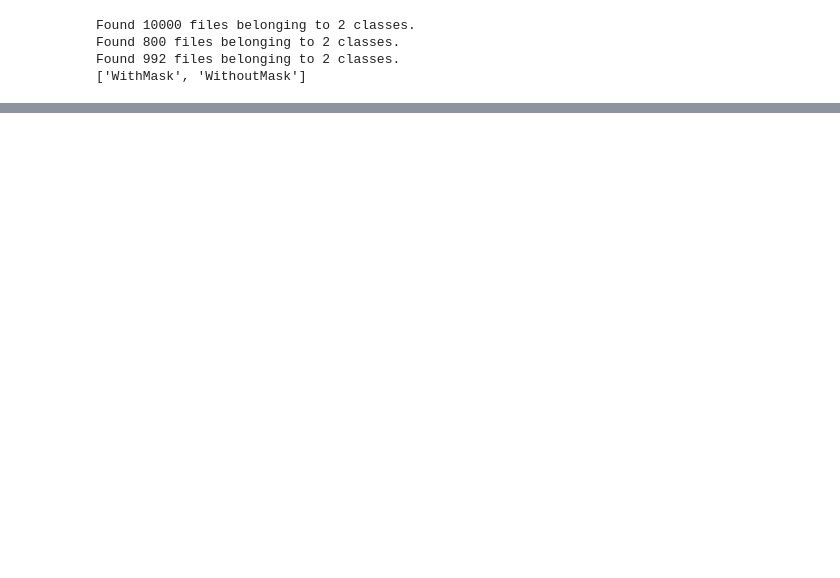
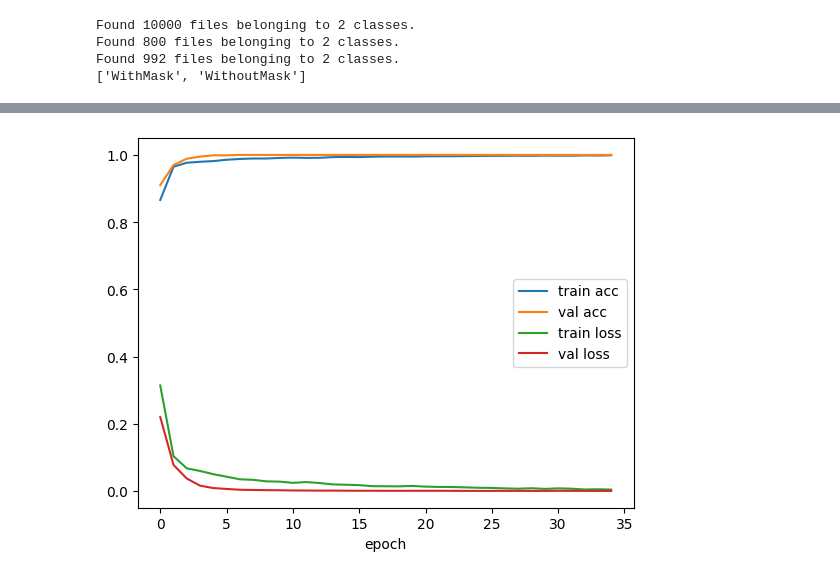
Before and after one commit to ngocmai141106/DNN-project1-G1-Facemask, a Jupyter notebook: code/03_transfer_learning.ipynb, the cells around one changed output, grey strips where cells are left out. Saved outputs shown, nothing was run; the diff lists cells and outputs as text; code cells hidden in the pictures; blank space fills up the shorter version.

```diff
--- a/code/03_transfer_learning.ipynb
+++ b/code/03_transfer_learning.ipynb
@@ -53,4 +53,10 @@ Found 10000 files belonging to 2 classes.
 Found 800 files belonging to 2 classes.
 Found 992 files belonging to 2 classes.
 ['WithMask', 'WithoutMask']
+# %%
+#preprocessing
+AUTOTUNE = tf.data.AUTOTUNE
+train_ds = train_ds.prefetch(AUTOTUNE)
+val_ds = val_ds.prefetch(AUTOTUNE)
+test_ds = test_ds.prefetch(AUTOTUNE)
 # %%
@@ -71,18 +84,36 @@ model = models.Sequential([
 ])
+# %%
+#head-training
+base_model.trainable = False
+model.compile(optimizer=tf.keras.optimizers.Adam(1e-3),
+              loss="binary_crossentropy", metrics=["accuracy"])
+history_head = model.fit(train_ds, validation_data=val_ds, epochs=10)
 # %%
-# Fine-tune một số layer của base model
+#fine tuning and saving
 base_model.trainable = True
-for layer in base_model.layers[:-30]:  # Freeze tất cả trừ 30 layer cuối
+for layer in base_model.layers[:-30]:
     layer.trainable = False
 
 model.compile(optimizer=tf.keras.optimizers.Adam(1e-5),
-              loss='binary_crossentropy',
-              metrics=['accuracy'])
+              loss="binary_crossentropy",
+              metrics=["accuracy"])
+
+os.makedirs("../models", exist_ok=True)
+callbacks = [
+    tf.keras.callbacks.ModelCheckpoint(
+        "../models/facemask_mobilenetv2_best.keras",
+        monitor="val_loss", save_best_only=True),
+    tf.keras.callbacks.EarlyStopping(
+        monitor="val_loss", patience=5, restore_best_weights=True),
+]
 
 history_finetune = model.fit(
     train_ds,
     validation_data=val_ds,
-    epochs=5
+    epochs=50,
+    callbacks=callbacks
 )
+
+model.save("../models/facemask_mobilenetv2.keras")
 # %% [output]
 WARNING:tensorflow:TensorFlow GPU support is not available on native Windows for TensorFlow >= 2.11. Even if CUDA/cuDNN are installed, GPU will not be used. Please use WSL2 or the TensorFlow-DirectML  ...
@@ -113,0 +162,8 @@ ValueError: You must call `compile()` before using the model.
+# %%
+import matplotlib.pyplot as plt
+h = history_finetune.history
+plt.plot(h["accuracy"], label="train acc"); plt.plot(h["val_accuracy"], label="val acc")
+plt.plot(h["loss"], label="train loss"); plt.plot(h["val_loss"], label="val loss")
+plt.legend(); plt.xlabel("epoch"); plt.savefig("../reports/training_curves.png", dpi=200)
+# %% [output]
+[figure, added]
```
Also changed, not shown: parts of 4 cells of this notebook, 2 other files.
